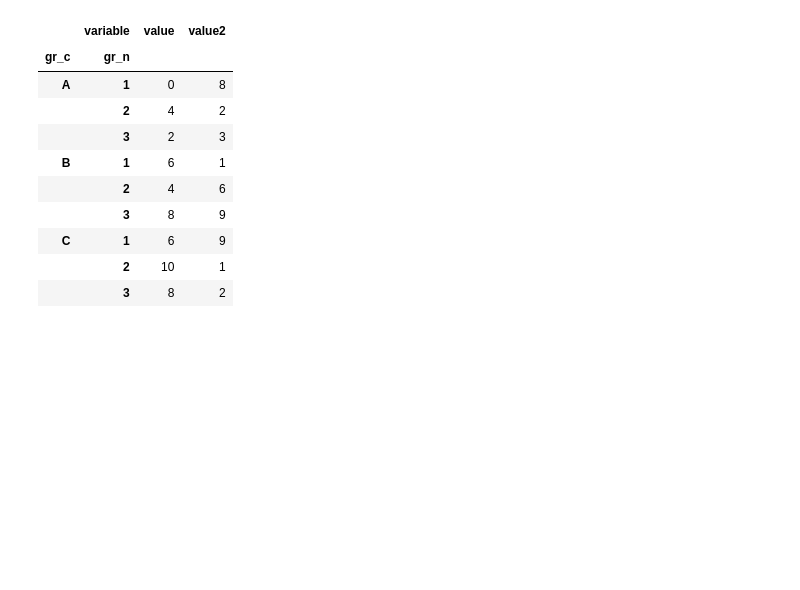
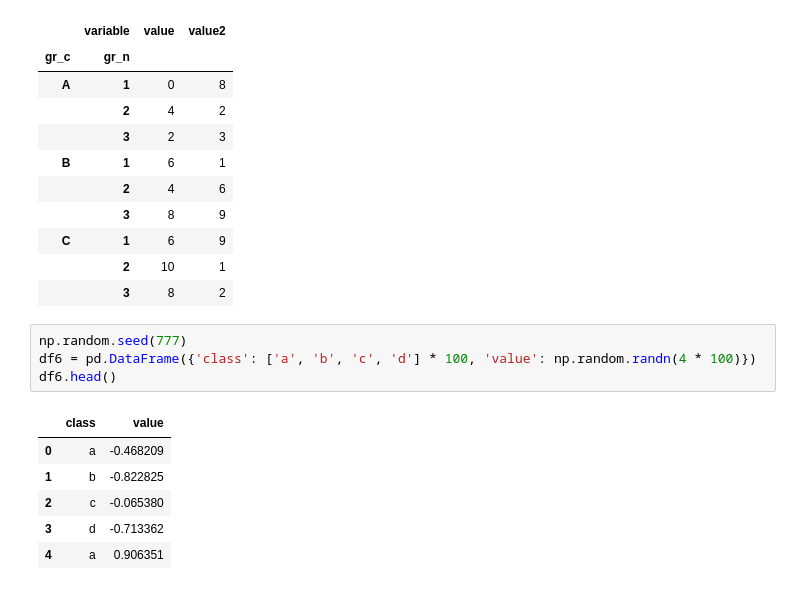
Before and after one commit to ilya40umov/python-cheatsheet, a Jupyter notebook: pandas.ipynb, the cells around one changed output. Saved outputs shown, nothing was run; the diff lists cells and outputs as text; blank space fills up the shorter version.

```diff
--- a/pandas.ipynb
+++ b/pandas.ipynb
@@ -349,3 +349,14 @@ df5_long.pivot(['gr_c', 'gr_n'], 'variable', 'data')
 | C | 1 | 6 | 9 |
 |  | 2 | 10 | 1 |
 |  | 3 | 8 | 2 |
+# %%
+np.random.seed(777)
+df6 = pd.DataFrame({'class': ['a', 'b', 'c', 'd'] * 100, 'value': np.random.randn(4 * 100)})
+df6.head()
+# %% [output]
+|  | class | value |
+| 0 | a | -0.468209 |
+| 1 | b | -0.822825 |
+| 2 | c | -0.065380 |
+| 3 | d | -0.713362 |
+| 4 | a | 0.906351 |
```
Also changed, not shown: parts of 10 cells of this notebook.
